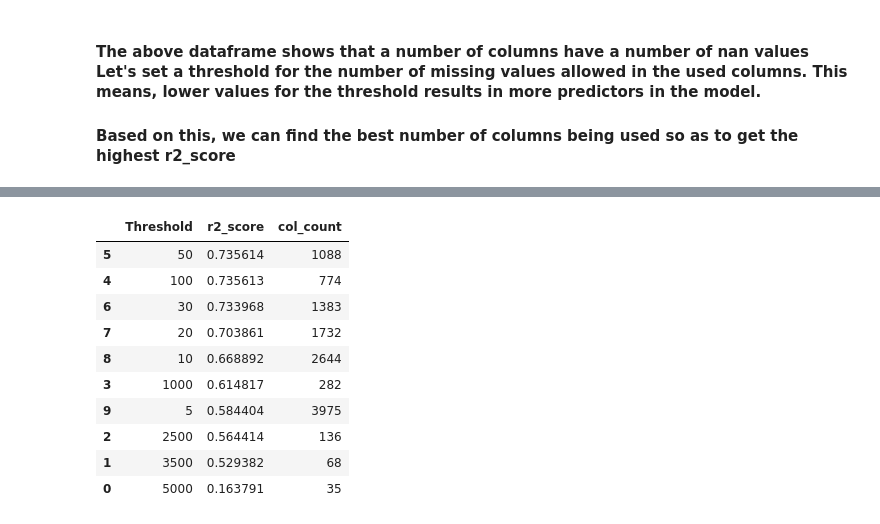
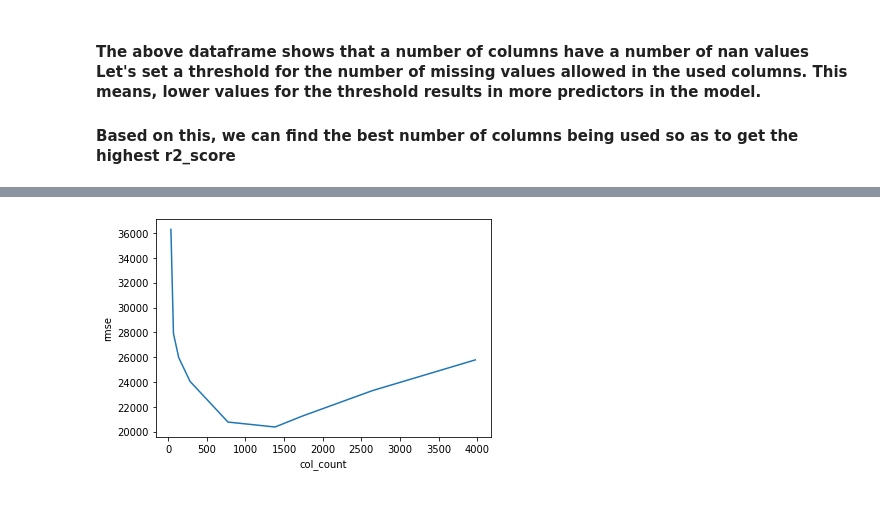
Before and after one commit to pgoel05/stackoverflow, a Jupyter notebook: Salary_Prediction.ipynb, the cells around one changed output, grey strips where cells are left out. Drawn from its saved outputs; the diff is of its cells as text; code cells hidden in the pictures.

```diff
--- a/Salary_Prediction.ipynb
+++ b/Salary_Prediction.ipynb
@@ -230,14 +253,4 @@ sns.lineplot(data=final_df,x = 'col_count',y = 'r2_score');
-# %%
-final_df.sort_values('r2_score',ascending=False)
-# %% [output]
-|  | Threshold | r2_score | col_count |
-| 5 | 50 | 0.735614 | 1088 |
-| 4 | 100 | 0.735613 | 774 |
-| 6 | 30 | 0.733968 | 1383 |
-| 7 | 20 | 0.703861 | 1732 |
-| 8 | 10 | 0.668892 | 2644 |
-| 3 | 1000 | 0.614817 | 282 |
-| 9 | 5 | 0.584404 | 3975 |
-| 2 | 2500 | 0.564414 | 136 |
-| 1 | 3500 | 0.529382 | 68 |
-| 0 | 5000 | 0.163791 | 35 |
+# %%
+sns.lineplot(data=final_df,x = 'col_count',y = 'rmse');
+# %% [output]
+[figure, added]
```
Also changed, not shown: parts of 16 cells of this notebook.
